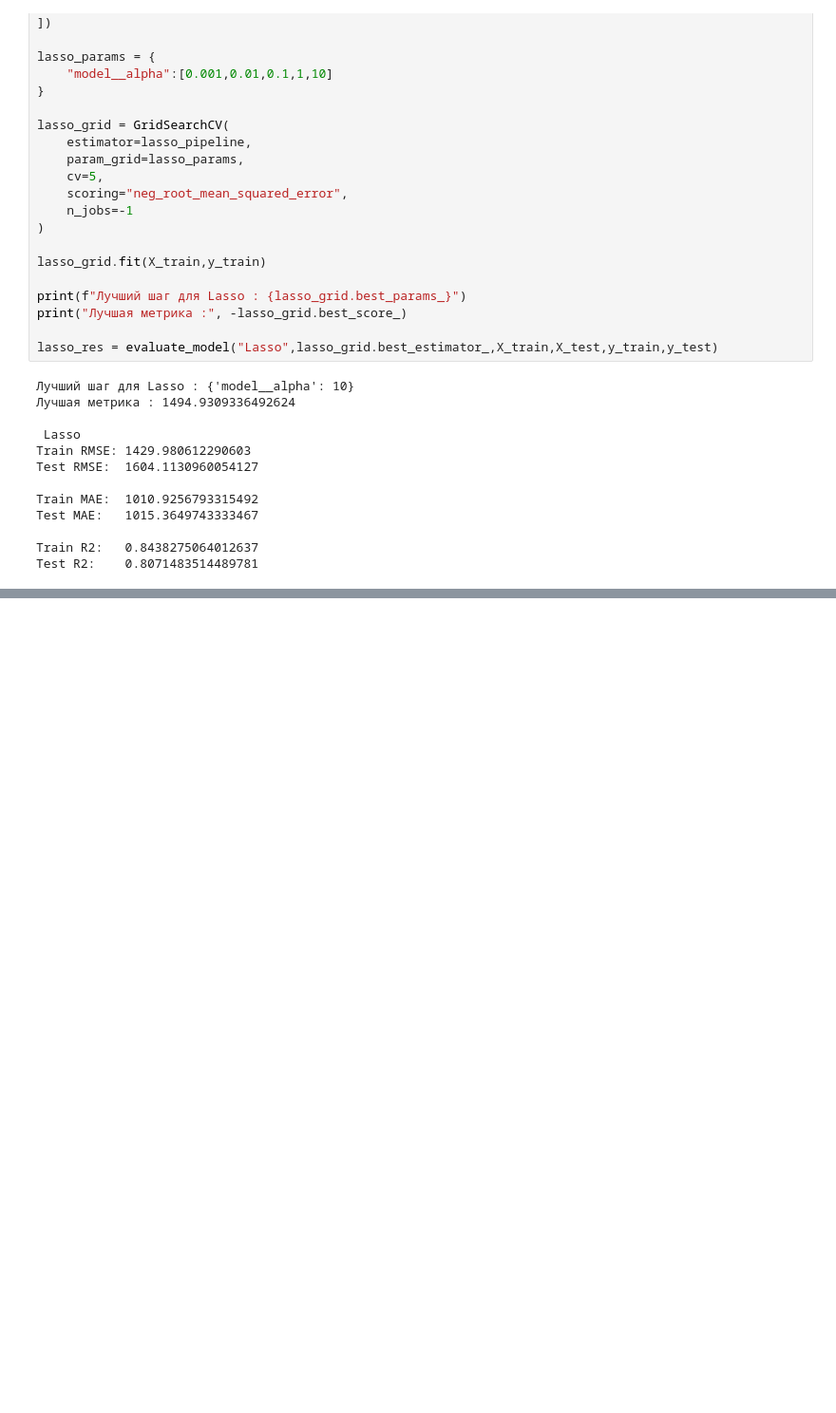
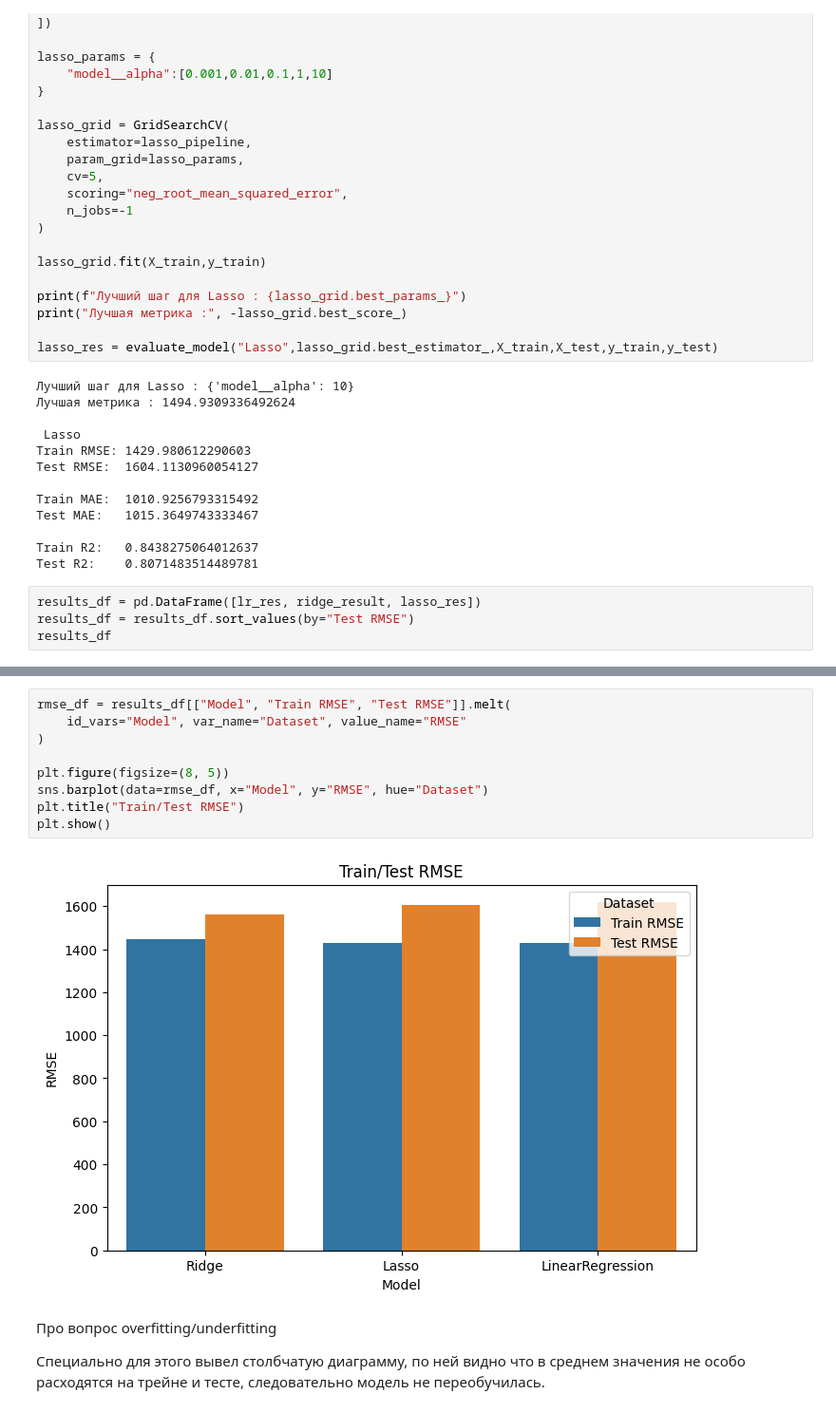
Before and after one commit to vladgulchenko/ml-homeworks, a Jupyter notebook: hw04_linear/hw04_linear.ipynb, the cells around one changed output, grey strips where cells are left out. Shown at 95% size. Drawn from its saved outputs; the diff is of its cells as text; blank space fills up the shorter version.

```diff
--- a/hw04_linear/hw04_linear.ipynb
+++ b/hw04_linear/hw04_linear.ipynb
@@ -436,3 +447,7 @@ Test MAE:   1015.3649743333467
 
 Train R2:   0.8438275064012637
 Test R2:    0.8071483514489781
+# %%
+results_df = pd.DataFrame([lr_res, ridge_result, lasso_res])
+results_df = results_df.sort_values(by="Test RMSE")
+results_df
@@ -438,0 +488,15 @@ Test R2:    0.8071483514489781
+# %%
+rmse_df = results_df[["Model", "Train RMSE", "Test RMSE"]].melt(
+    id_vars="Model", var_name="Dataset", value_name="RMSE"
+)
+
+plt.figure(figsize=(8, 5))
+sns.barplot(data=rmse_df, x="Model", y="RMSE", hue="Dataset")
+plt.title("Train/Test RMSE")
+plt.show()
+# %% [output]
+[figure, added]
+# %% [markdown]
+Про вопрос overfitting/underfitting
+
+Специально для этого вывел столбчатую диаграмму, по ней видно что в среднем значения не особо расходятся на трейне и тесте, следовательно модель не переобучилась.
```
Also changed, not shown: parts of 9 cells of this notebook.
